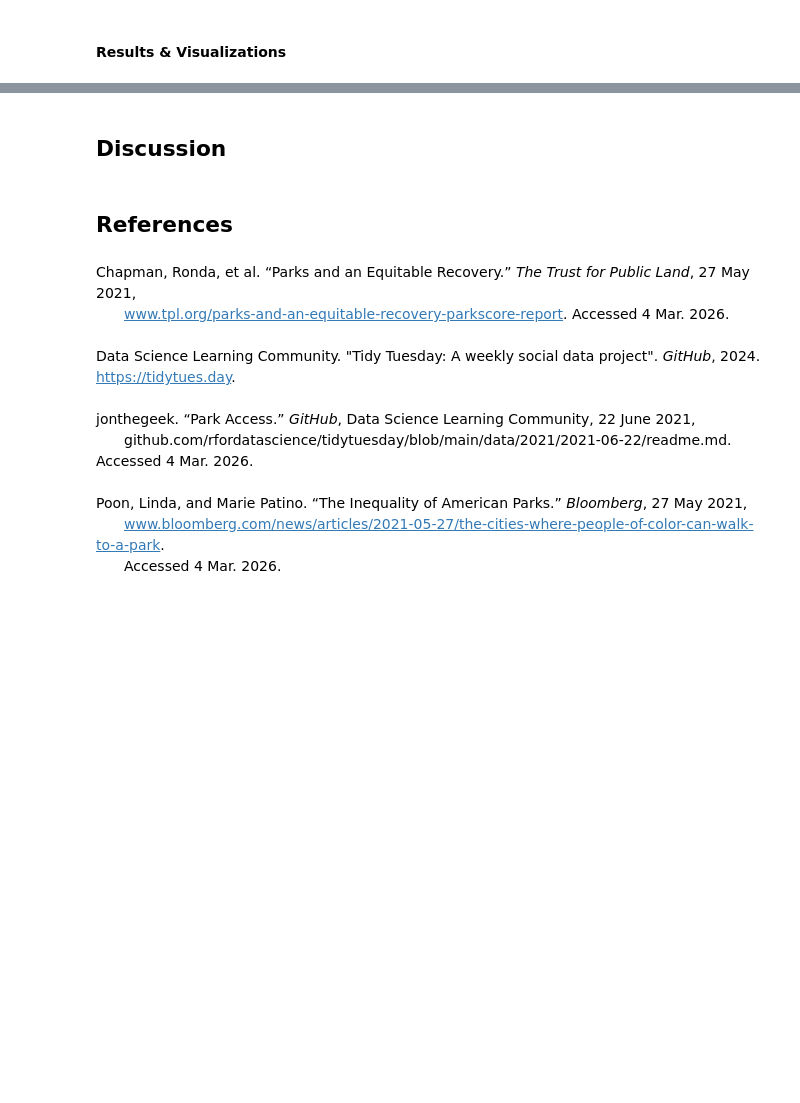
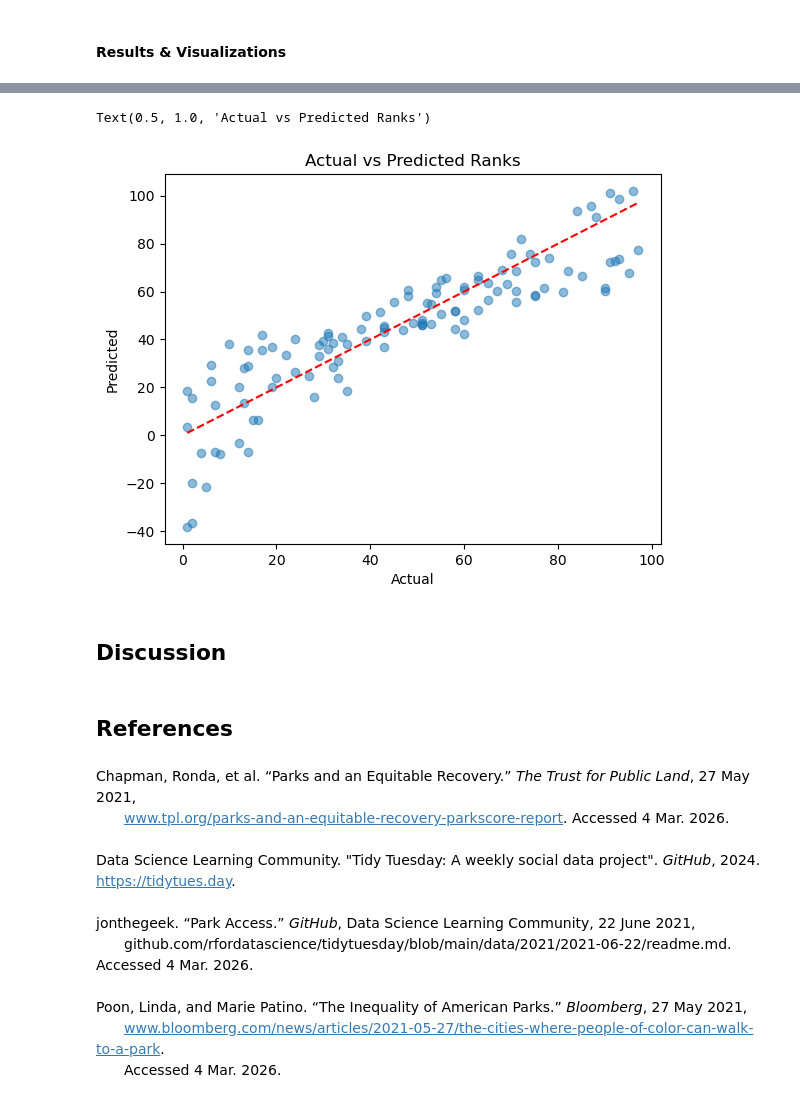
Before and after one commit to UBC-DSCI-310-2025W2/dsci-310-group-08, a Jupyter notebook: notebooks/parks_analysis.ipynb, the cells around one changed output, grey strips where cells are left out. Saved outputs shown, nothing was run; the diff lists cells and outputs as text; code cells hidden in the pictures; blank space fills up the shorter version.

Commit message:
regression analysis and results done

```diff
--- a/notebooks/parks_analysis.ipynb
+++ b/notebooks/parks_analysis.ipynb
@@ -248,0 +340,16 @@ The medians are relatively similar, except for `pct_near_park_points`, and most
+# %%
+# removing rank_last_time
+numerical_features.remove('rank_last_time')
+drop_features.append('rank_last_time')
+
+# preprocessor
+preprocessor_new = make_column_transformer(
+    (OneHotEncoder(handle_unknown='ignore'), categorical_features),
+    ("passthrough", numerical_features),
+    ("drop", drop_features)
+)
+
+# model pipeline
+pipe_new = make_pipeline(preprocessor, Ridge())
+
+pipe
@@ -248,0 +376,8 @@ The medians are relatively similar, except for `pct_near_park_points`, and most
+# %%
+# hyperparameter tuning
+grid_search_new = RandomizedSearchCV(pipe_new, param_distributions=param_grid, n_iter=100, n_jobs=-1, return_train_score=True)
+grid_search_new.fit(X_train, y_train)
+
+# results
+print(f"Best alpha: {grid_search_new.best_params_['ridge__alpha']:.4f}")
+print(f"Best performance: {grid_search_new.best_score_:.4f}")
@@ -248,0 +389,6 @@ The medians are relatively similar, except for `pct_near_park_points`, and most
+# %%
+# predictions
+final_pipe = make_pipeline(preprocessor, Ridge(alpha=grid_search_new.best_params_['ridge__alpha']))
+final_pipe.fit(X_train, y_train)
+
+round(final_pipe.score(X_test, y_test), 4)
@@ -251,3 +444,15 @@ The medians are relatively similar, except for `pct_near_park_points`, and most
+# %%
+# actual vs predicted ranks
+y_pred = final_pipe.predict(X_test)
+
+plt.scatter(y_test, y_pred, alpha=0.5)
+plt.plot([y_test.min(), y_test.max()], [y_test.min(), y_test.max()], 'r--')  # perfect prediction line
+plt.xlabel('Actual')
+plt.ylabel('Predicted')
+plt.title('Actual vs Predicted Ranks')
+# %% [output]
+Text(0.5, 1.0, 'Actual vs Predicted Ranks')
+[figure, added]
 # %% [markdown]
 ## Discussion
 # %% [markdown]
```
Also changed, not shown: parts of 17 cells of this notebook.
